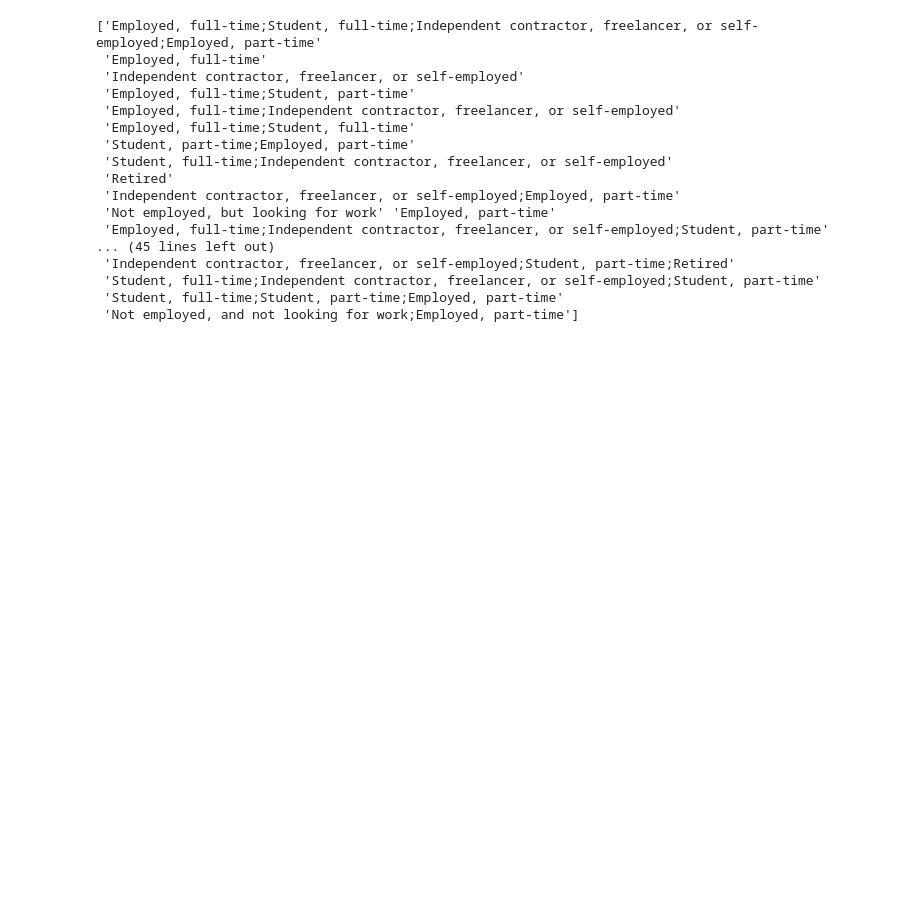
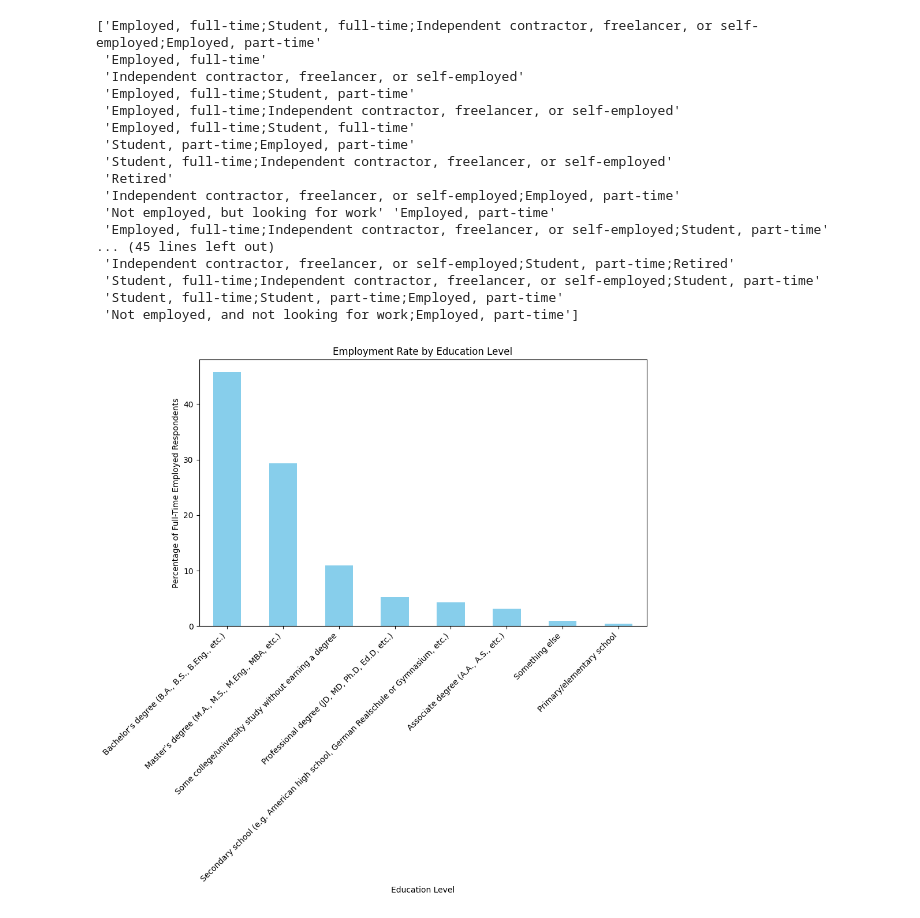
Before and after one commit to kredd10/dataport, a Jupyter notebook: data analysis/dataana1.ipynb, the cells around one changed output. Cells and saved outputs as stored; diff of their text form; code cells hidden in the pictures; blank space fills up the shorter version.

Commit message:
Changes to be committed: 	modified:   data analysis/dataana1.ipynb

```diff
--- a/data analysis/dataana1.ipynb
+++ b/data analysis/dataana1.ipynb
@@ -199,3 +185,25 @@ print(df['Employment'].unique())
  'Student, full-time;Independent contractor, freelancer, or self-employed;Student, part-time'
  'Student, full-time;Student, part-time;Employed, part-time'
  'Not employed, and not looking for work;Employed, part-time']
+# %%
+
+
+# Load your data into a DataFrame (assuming df is your DataFrame)
+# df = pd.read_csv("path_to_your_data.csv")  # Uncomment and use the correct path
+
+# Step 1: Filter for respondents who are employed full-time
+employed_full_time = df[df['Employment'].str.contains('Employed, full-time', na=False)]
+
+# Step 2: Group by education level and count the number of full-time employees in each level
+education_counts = employed_full_time['EdLevel'].value_counts(normalize=True) * 100  # Convert to percentages
+
+# Step 3: Plot the data
+plt.figure(figsize=(10, 6))
+education_counts.plot(kind='bar', color='skyblue')
+plt.title('Employment Rate by Education Level')
+plt.xlabel('Education Level')
+plt.ylabel('Percentage of Full-Time Employed Respondents')
+plt.xticks(rotation=45, ha='right')
+plt.show()
+# %% [output]
+[figure, added]
```
Also changed, not shown: parts of 6 cells of this notebook.
